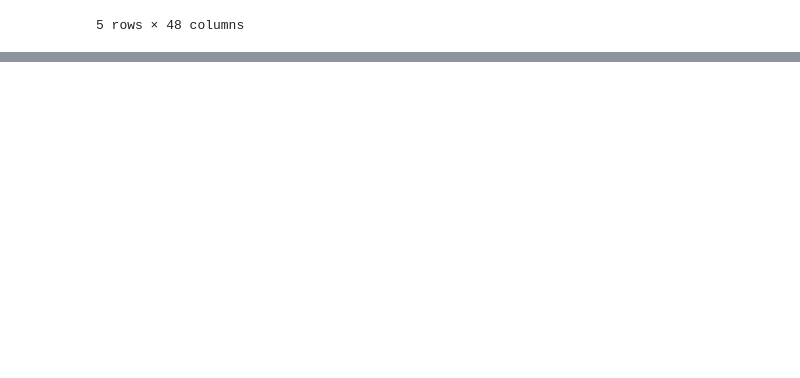
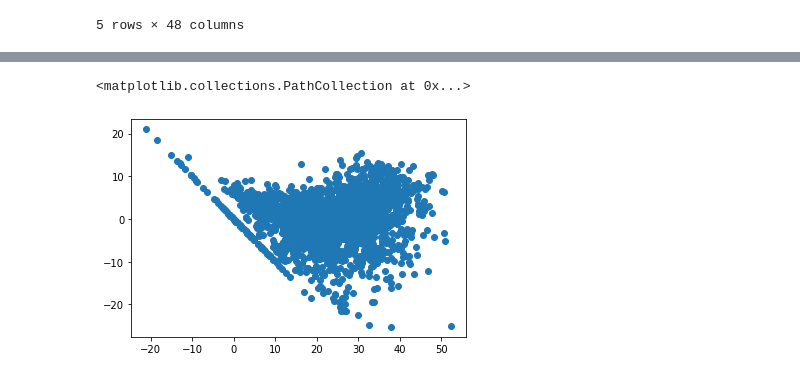
Before and after one commit to Shubhamprasad1995/Bike-Sharing-Demand-Prediction-, a Jupyter notebook: Bike_Sharing_Demand_Prediction_.ipynb, the cells around one changed output, grey strips where cells are left out. Saved outputs shown, nothing was run; the diff lists cells and outputs as text; code cells hidden in the pictures; blank space fills up the shorter version.

```diff
--- a/Bike_Sharing_Demand_Prediction_.ipynb
+++ b/Bike_Sharing_Demand_Prediction_.ipynb
@@ -667,0 +976,5 @@ bike_df_copy.head()
+# %%
+#import the packages
+from sklearn.linear_model import Ridge
+
+ridge= Ridge(alpha=0.1)
@@ -667,0 +991,4 @@ bike_df_copy.head()
+# %%
+#get the X_train and X-test value
+y_pred_train_ridge=ridge.predict(X_train)
+y_pred_test_ridge=ridge.predict(X_test)
@@ -667,0 +1086,6 @@ bike_df_copy.head()
+# %%
+### Heteroscadacity
+plt.scatter((y_pred_test_ridge),(y_test)-(y_pred_test_ridge))
+# %% [output]
+<matplotlib.collections.PathCollection at 0x...>
+[figure, added]
```
Also changed, not shown: parts of 42 cells of this notebook.
